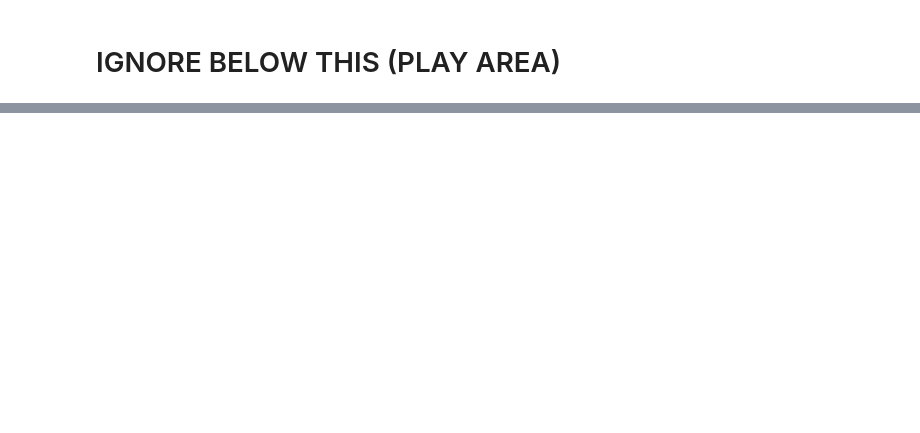
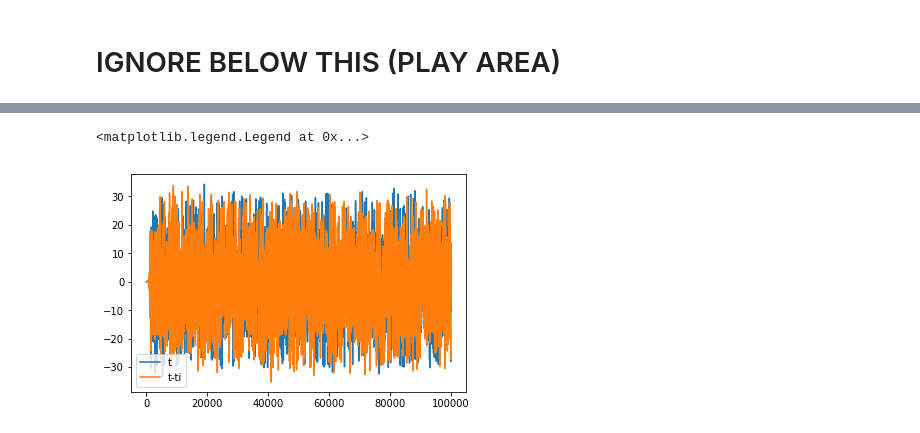
Before and after one commit to alexstoken/math485supermodels, a Jupyter notebook: find_min_C.ipynb, the cells around one changed output, grey strips where cells are left out. Saved outputs shown, nothing was run; the diff lists cells and outputs as text; code cells hidden in the pictures; blank space fills up the shorter version.

```diff
--- a/find_min_C.ipynb
+++ b/find_min_C.ipynb
@@ -464,0 +487,19 @@ f_v_plots.savefig('f_c_plots.png')
+# %%
+C_opt = get_lastest_C('F_list_2019-03-24_10:58:12.csv')
+C_opt2 = get_lastest_C('F_list_2019-03-26_09:32:42.csv')
+C_opt3 = get_lastest_C('F_list_2019-03-16_22:02:39.csv')
+
+C_init = np.zeros(18)
+t = np.arange(0,1000,0.01)
+x_init = [x_o[0,i] for i in range(3) for i in range(3)]
+
+model_C_opt = integrate.odeint(conn_lorentz, x_init, t, args=(C_opt,[13.25,7,6.5], [19,18,38],[3.5, 3.7, 1.7]))
+model_C_opt2 = integrate.odeint(conn_lorentz, x_init, t, args=(C_opt2,[13.25,7,6.5], [19,18,38],[3.5, 3.7, 1.7]))
+model_C_opt3 = integrate.odeint(conn_lorentz, x_init, t, args=(C_opt3,[13.25,7,6.5], [19,18,38],[3.5, 3.7, 1.7]))
+
+truth = integrate.odeint(conn_lorentz, x_init, t, args=(C_init,[10,10,10], [28,28,28],[8/3, 8/3, 8/3]))
+data = truth[:, 0:3]
+
+x_s = supermodel(model_C_opt)
+x_s2 = supermodel(model_C_opt2)
+x_s3 = supermodel(model_C_opt3)
@@ -464,0 +534,7 @@ f_v_plots.savefig('f_c_plots.png')
+# %%
+plt.plot(x_s2[:,0]- data[:,0], label = 't')
+plt.plot(x_s[:,0]- data[:,0], label ='t-ti')
+plt.legend()
+# %% [output]
+<matplotlib.legend.Legend at 0x...>
+[figure, added]
```
Also changed, not shown: parts of 23 cells of this notebook, 23 other files.
